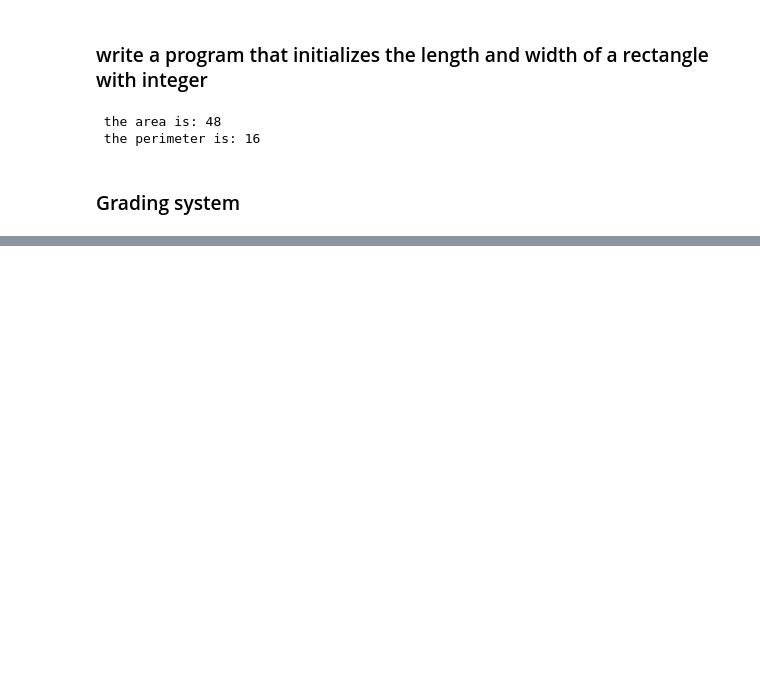
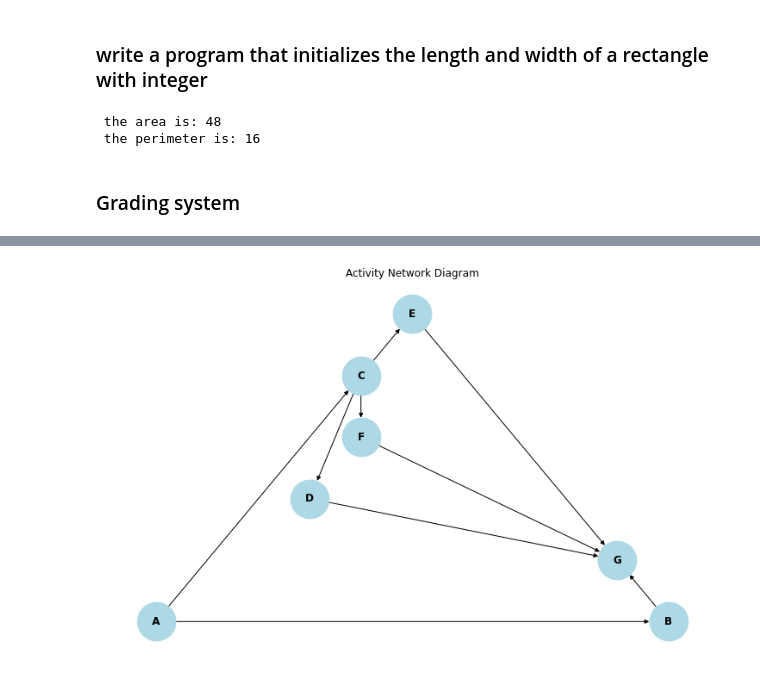
Before and after one commit to Barth123/Python-for-Data-Science, a Jupyter notebook: Data Science.ipynb, the cells around one changed output, grey strips where cells are left out. Cells and saved outputs as stored; diff of their text form; code cells hidden in the pictures; blank space fills up the shorter version.

```diff
--- a/Data Science.ipynb
+++ b/Data Science.ipynb
@@ -59,0 +141,35 @@ Grade A
+# %%
+import networkx as nx
+import matplotlib.pyplot as plt
+
+# Define activities, durations, and dependencies for the activity network
+activities = {
+    "A": {"duration": 2, "depends_on": [], "resource": "SA"},
+    "B": {"duration": 10, "depends_on": ["A"], "resource": "SD"},
+    "C": {"duration": 2, "depends_on": ["A"], "resource": "SD"},
+    "D": {"duration": 2, "depends_on": ["C"], "resource": "SC"},
+    "E": {"duration": 3, "depends_on": ["C"], "resource": "SC"},
+    "F": {"duration": 2, "depends_on": ["C"], "resource": "SC"},
+    "G": {"duration": 4, "depends_on": ["B", "D", "E", "F"], "resource": "SA"}
+}
+
+# Create the directed graph for the network
+activity_network = nx.DiGraph()
+
+# Add nodes and edges to the network
+for activity, details in activities.items():
+    # Add each activity as a node with its duration as an attribute
+    activity_network.add_node(activity, duration=details["duration"])
+    # Add dependencies as directed edges
+    for dependency in details["depends_on"]:
+        activity_network.add_edge(dependency, activity)
+
+# Plot the activity network
+plt.figure(figsize=(10, 6))
+pos = nx.planar_layout(activity_network)
+nx.draw(activity_network, pos, with_labels=True, node_size=2000, node_color="lightblue", font_size=12, font_weight="bold")
+nx.draw_networkx_edge_labels(activity_network, pos, edge_labels={(u, v): "" for u, v in activity_network.edges()})
+plt.title("Activity Network Diagram")
+plt.show()
+# %% [output]
+[figure, added]
```
Also changed, not shown: parts of 7 cells of this notebook, 1 other file.
